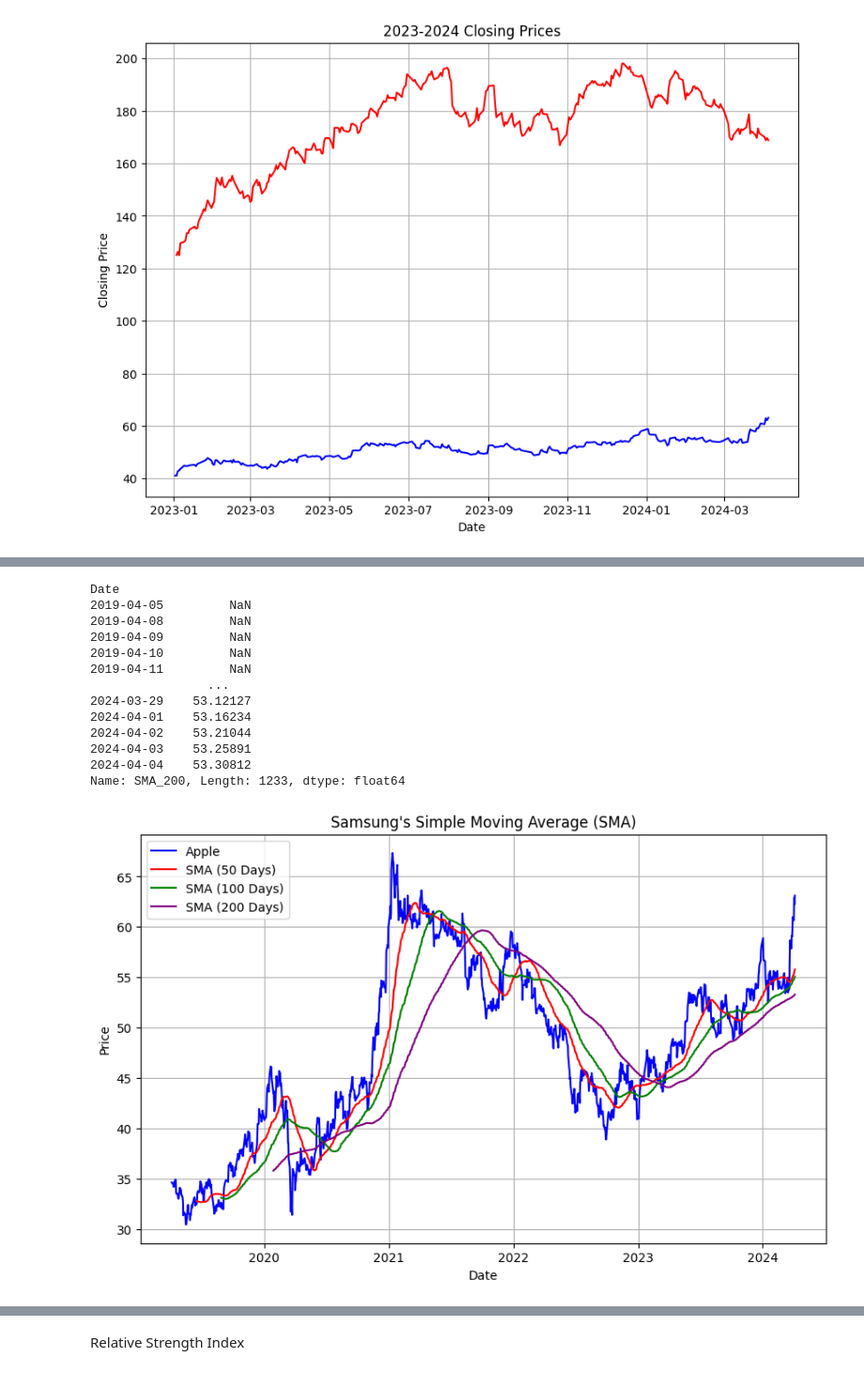
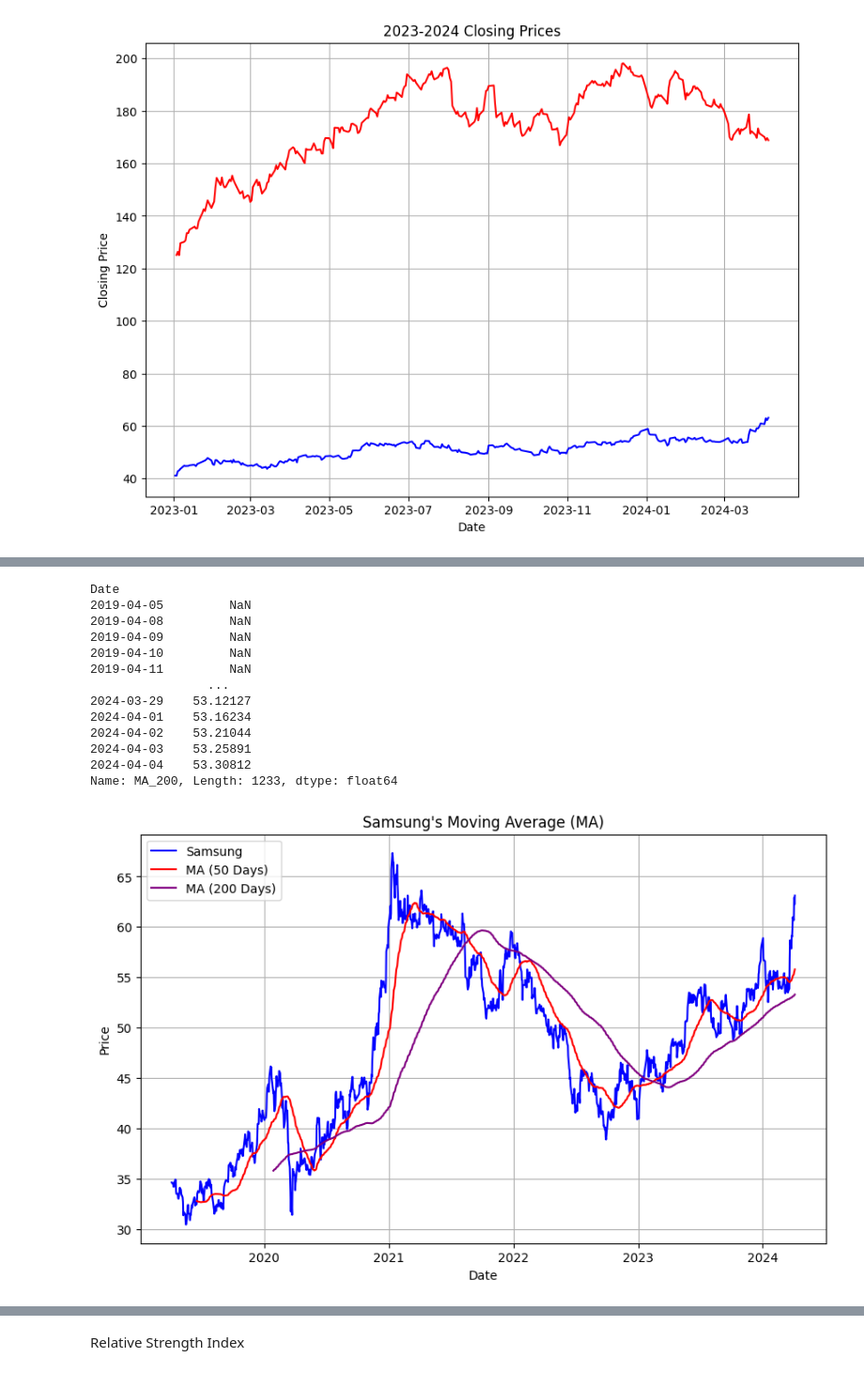
Before and after one commit to jsonshan/AAPL-Samsung-Stock-Prices, a Jupyter notebook: AAPL_SAMSUNG.ipynb, the cells around one changed output, grey strips where cells are left out. Shown at 94% size. Drawn from its saved outputs; the diff is of its cells as text; code cells hidden in the pictures.

```diff
--- a/AAPL_SAMSUNG.ipynb
+++ b/AAPL_SAMSUNG.ipynb
@@ -354,12 +348,9 @@ plt.show()
 # %%
-samsung['SMA_50'] = samsung['Close'].rolling(window=50).mean()
-samsung['SMA_50']
+samsung['MA_50'] = samsung['Close'].rolling(window=50).mean()
+samsung['MA_50']
 
-samsung['SMA_100'] = samsung['Close'].rolling(window=100).mean()
-samsung['SMA_100']
-
-samsung['SMA_200'] = samsung['Close'].rolling(window=200).mean()
-samsung['SMA_200']
+samsung['MA_200'] = samsung['Close'].rolling(window=200).mean()
+samsung['MA_200']
 # %% [output]
 Date
 2019-04-05         NaN
@@ -373,19 +364,18 @@ Date
 2024-04-02    53.21044
 2024-04-03    53.25891
 2024-04-04    53.30812
-Name: SMA_200, Length: 1233, dtype: float64
+Name: MA_200, Length: 1233, dtype: float64
 # %%
 plt.figure(figsize=(10, 6))
-plt.plot(samsung.index, samsung['Close'], color='blue', label='Apple')
-plt.plot(samsung.index, samsung['SMA_50'], color='red', label='SMA (50 Days)')
-plt.plot(samsung.index, samsung['SMA_100'], color='green', label='SMA (100 Days)')
-plt.plot(samsung.index, samsung['SMA_200'], color='purple', label='SMA (200 Days)')
+plt.plot(samsung.index, samsung['Close'], color='blue', label='Samsung')
+plt.plot(samsung.index, samsung['MA_50'], color='red', label='MA (50 Days)')
+plt.plot(samsung.index, samsung['MA_200'], color='purple', label='MA (200 Days)')
 plt.xlabel('Date')
 plt.ylabel('Price')
-plt.title('Samsung\'s Simple Moving Average (SMA)')
+plt.title('Samsung\'s Moving Average (MA)')
 plt.legend()
 plt.grid(True)
 plt.show()
 # %% [output]
-[figure, old version]
+[figure, new version]
 # %%
```
Also changed, not shown: parts of 21 cells of this notebook.
